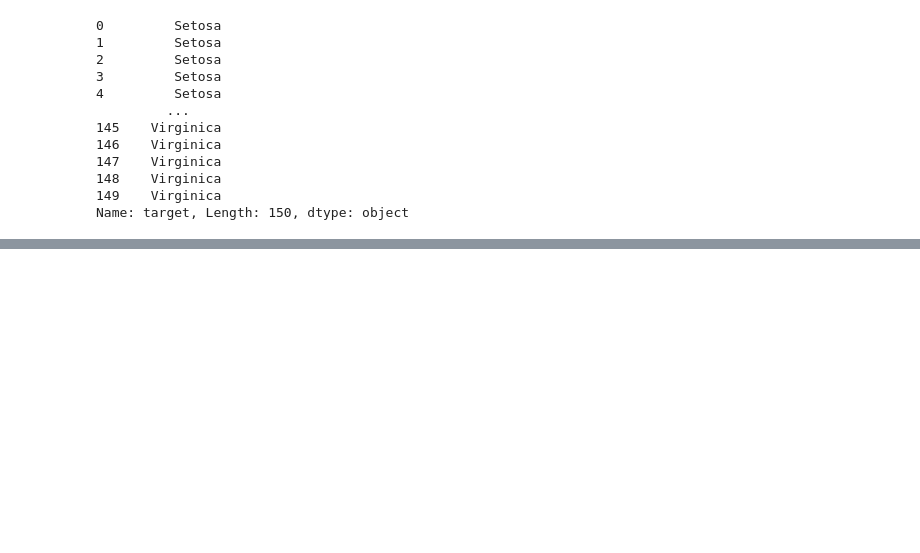
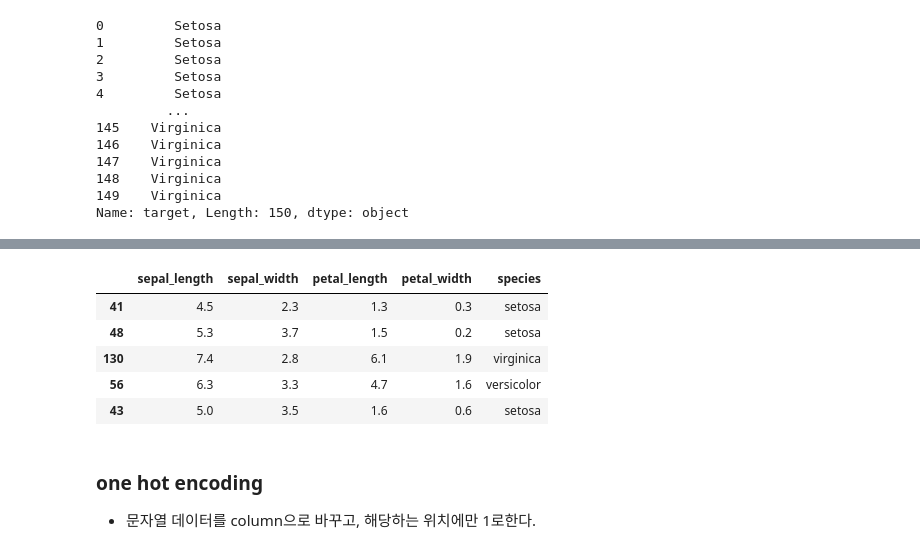
Before and after one commit to minsaee/ai_chat_python, a Jupyter notebook: 601_기계학습_데이터전처리_범주형변수처리.ipynb, the cells around one changed output, grey strips where cells are left out. Drawn from its saved outputs; the diff is of its cells as text; code cells hidden in the pictures; blank space fills up the shorter version.

```diff
--- a/601_기계학습_데이터전처리_범주형변수처리.ipynb
+++ b/601_기계학습_데이터전처리_범주형변수처리.ipynb
@@ -120,0 +202,12 @@ iris_dummy.sample(5)
+# %%
+iris.sample(5)
+# %% [output]
+|  | sepal_length | sepal_width | petal_length | petal_width | species |
+| 41 | 4.5 | 2.3 | 1.3 | 0.3 | setosa |
+| 48 | 5.3 | 3.7 | 1.5 | 0.2 | setosa |
+| 130 | 7.4 | 2.8 | 6.1 | 1.9 | virginica |
+| 56 | 6.3 | 3.3 | 4.7 | 1.6 | versicolor |
+| 43 | 5.0 | 3.5 | 1.6 | 0.6 | setosa |
+# %% [markdown]
+### one hot encoding
+ - 문자열 데이터를 column으로 바꾸고, 해당하는 위치에만 1로한다.
```
Also changed, not shown: parts of 21 cells of this notebook.
